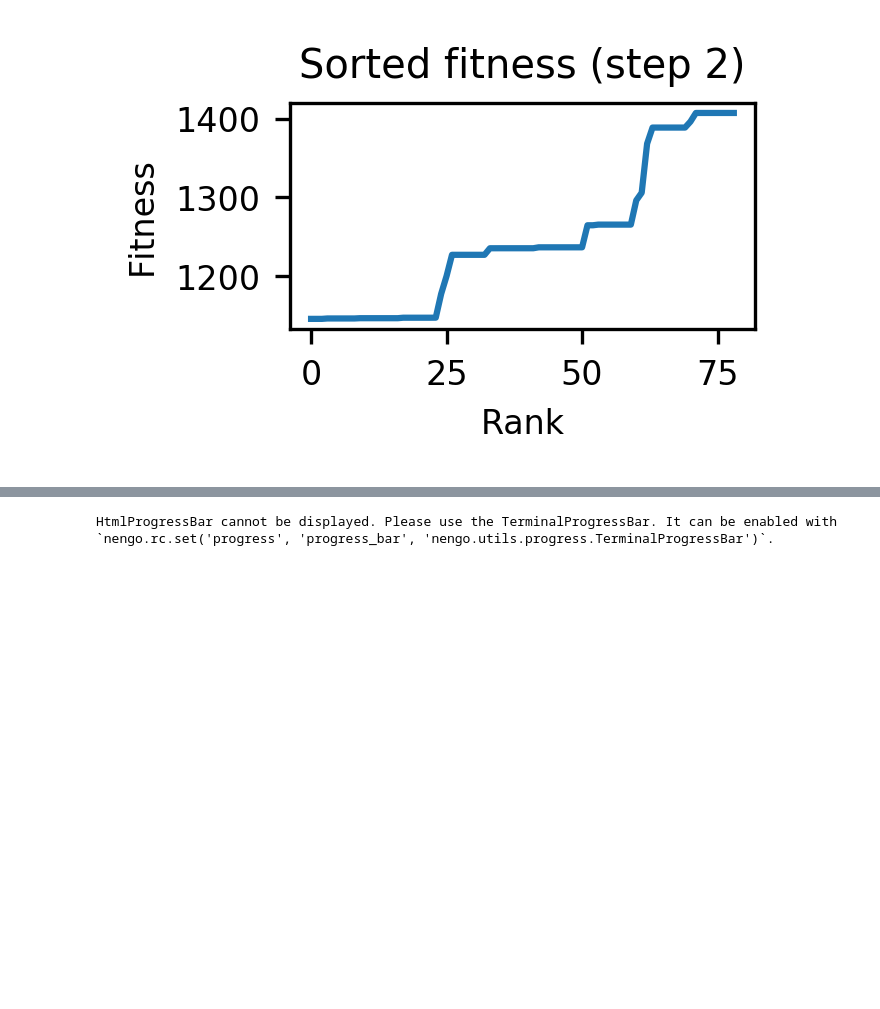
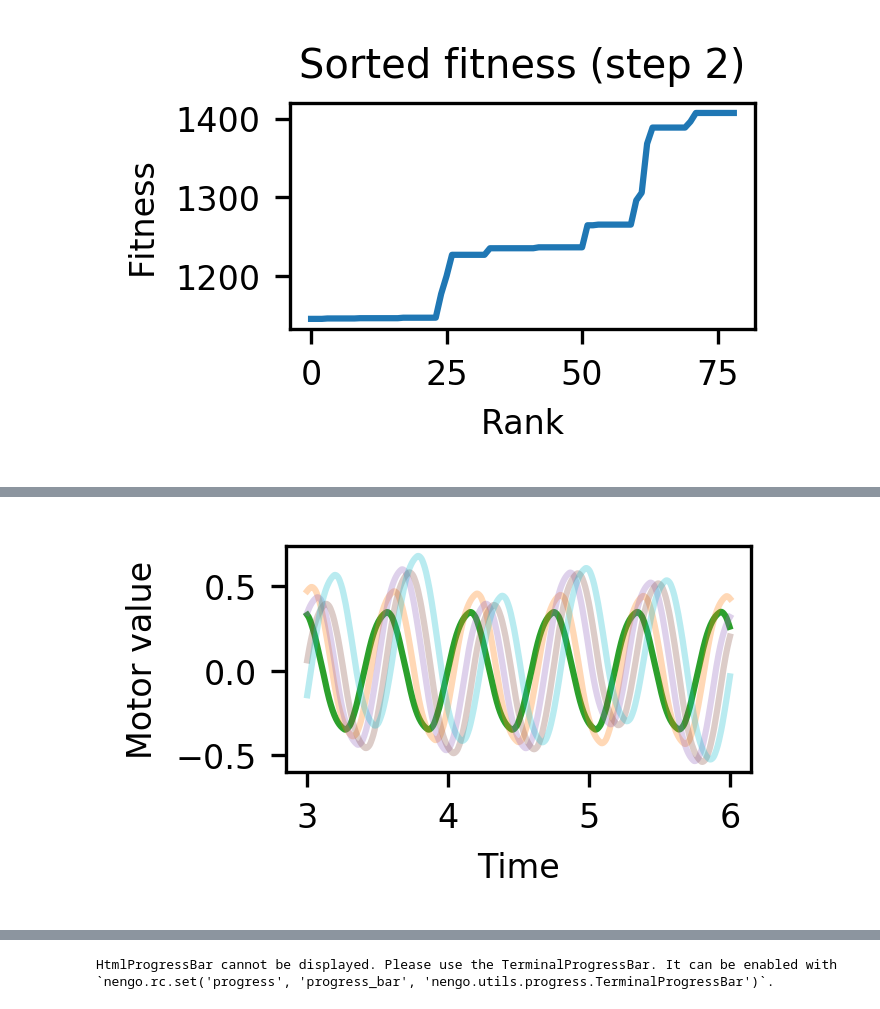
Before and after one commit to Raphtor/cpg_search, a Jupyter notebook: FigureGeneration.ipynb, the cells around one changed output, grey strips where cells are left out. Saved outputs shown, nothing was run; the diff lists cells and outputs as text; code cells hidden in the pictures; blank space fills up the shorter version.

```diff
--- a/FigureGeneration.ipynb
+++ b/FigureGeneration.ipynb
@@ -652,18 +637,0 @@ HtmlProgressBar cannot be displayed. Please use the TerminalProgressBar. It can
-# %%
-import matplotlib
-matplotlib.rcParams["savefig.format"] = "pdf"
-matplotlib.rcParams["savefig.bbox"] = "tight"
-matplotlib.rcParams["figure.dpi"] = 300
-matplotlib.rcParams["pdf.fonttype"] = 42
-matplotlib.rcParams["font.size"] = 8
-tslc = slice(-1000,None)
-out = np.array(mn1.rets[1:])
-fig,ax = plt.subplots(figsize=(2,1),dpi=300)
-print(out.shape)
-lcolors = ['tab:green', 'tab:orange','tab:purple','tab:brown','tab:cyan']
-for i in np.arange(4,-1,-1):
-    ax.plot(sim.trange()[tslc], out[tslc,i]/5,color=lcolors[i])
-ax.set_xlabel('Time')
-ax.set_ylabel('Motor value')
-fig.savefig('./figures/2k.pdf')
-baseline_output = out
@@ -707,0 +641,3 @@ plt.tight_layout()
+# %%
+model,mn, probes, adj, mm, lr,imm = create_best_performer()
+sim = run_simple(model)
@@ -707,0 +649,10 @@ plt.tight_layout()
+# %%
+fig,ax = plt.subplots(figsize=(2,1),dpi=300)
+plot_output_compliance(ax, mn,begin_time,sim,it=[0,1,2,3,4],insert_time=None)
+savefig(fig,'best_performer_baseline')
+
+
+baseline_output = np.array(mn.rets[1:])
+# fig.savefig('./figures/2k.pdf')
+# %% [output]
+[figure, added]
```
Also changed, not shown: parts of 32 cells of this notebook, 5 other files.
